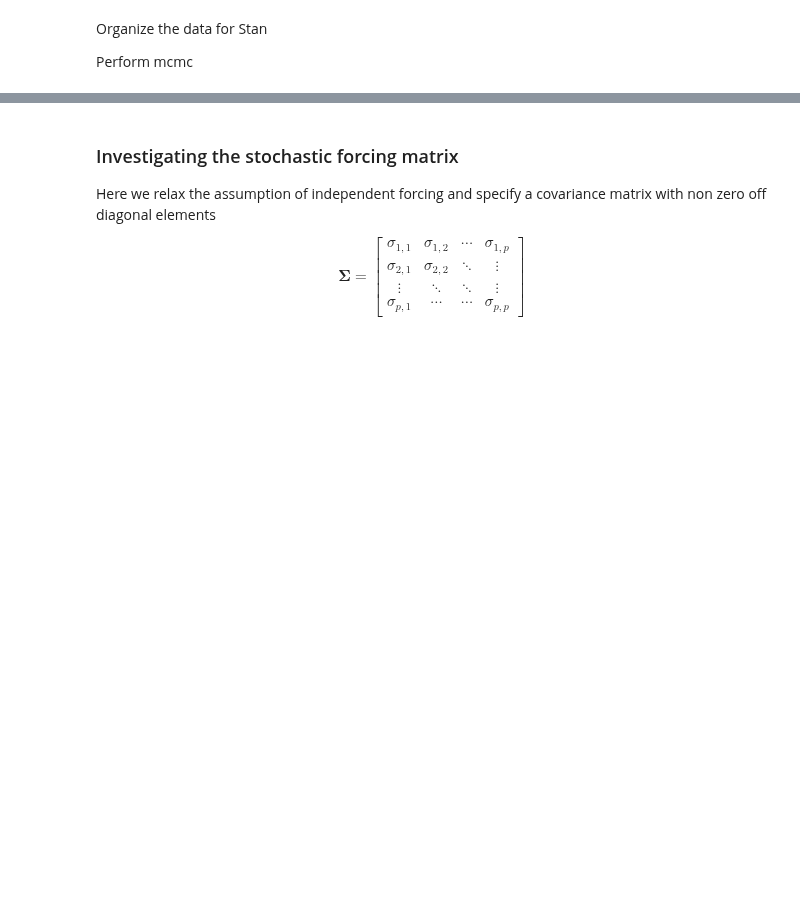
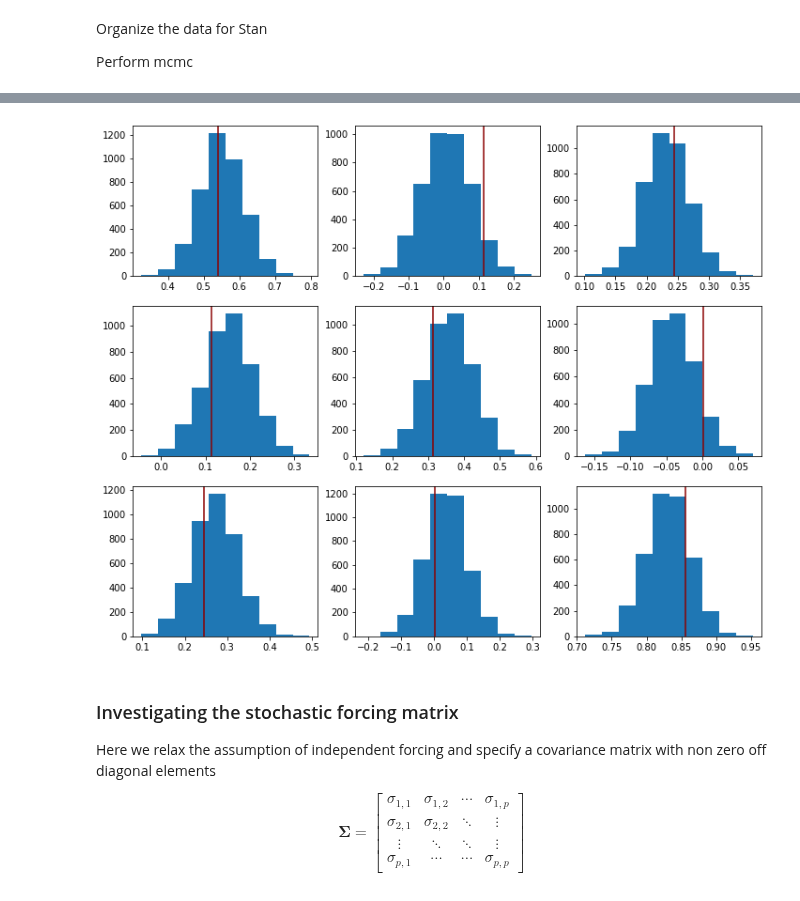
Before and after one commit to CBIOMES/bayesian_cbiomes, a Jupyter notebook: case_studies/MV_AR1/MV_AR1_py.ipynb, the cells around one changed output, grey strips where cells are left out. Drawn from its saved outputs; the diff is of its cells as text; code cells hidden in the pictures; blank space fills up the shorter version.

```diff
--- a/case_studies/MV_AR1/MV_AR1_py.ipynb
+++ b/case_studies/MV_AR1/MV_AR1_py.ipynb
@@ -119,6 +119,14 @@ Samples were drawn using NUTS at Thu Jan  2 10:03:36 2020.
 For each parameter, n_eff is a crude measure of effective sample size,
 and Rhat is the potential scale reduction factor on split chains (at
 convergence, Rhat=1).
+# %%
+fig, axs = plt.subplots(nrows=p, ncols=p, figsize=(12,10))
+for irow, axrow in enumerate(axs):
+    for icol, ax in enumerate(axrow):
+        ax.hist(mcmc['PHI'][:,irow,icol])
+        ax.axvline(PHI[irow,icol], color='darkred')
+# %% [output]
+[figure, added]
 # %% [markdown]
 ### Investigating the stochastic forcing matrix
 Here we relax the assumption of independent forcing and specify a covariance matrix with non zero off diagonal elements
```
Also changed, not shown: parts of 9 cells of this notebook.
